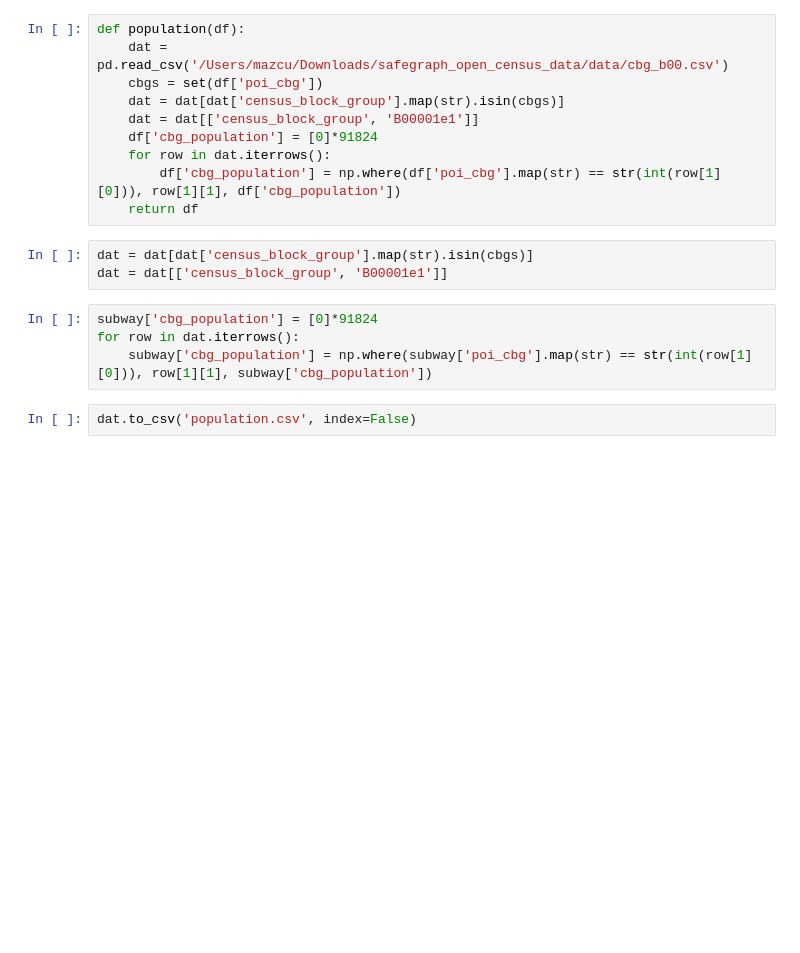
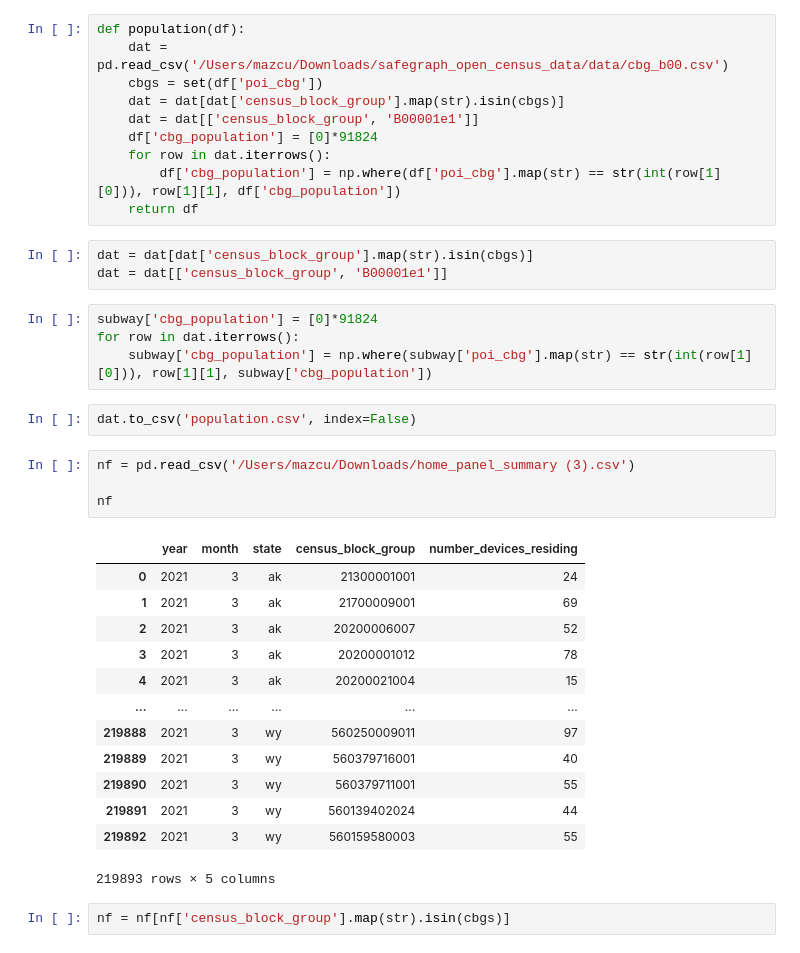
Before and after one commit to angel-langdon/Project2021, a Jupyter notebook: src/objectives/Visitors prediction/important_functions.ipynb, the cells around one changed output. Saved outputs shown, nothing was run; the diff lists cells and outputs as text; blank space fills up the shorter version.

```diff
--- a/src/objectives/Visitors prediction/important_functions.ipynb
+++ b/src/objectives/Visitors prediction/important_functions.ipynb
@@ -291,3 +291,23 @@ for row in dat.iterrows():
     subway['cbg_population'] = np.where(subway['poi_cbg'].map(str) == str(int(row[1][0])), row[1][1], subway['cbg_population'])
 # %%
 dat.to_csv('population.csv', index=False)
+# %%
+nf = pd.read_csv('/Users/mazcu/Downloads/home_panel_summary (3).csv')
+
+nf
+# %% [output]
+|  | year | month | state | census_block_group | number_devices_residing |
+| 0 | 2021 | 3 | ak | 21300001001 | 24 |
+| 1 | 2021 | 3 | ak | 21700009001 | 69 |
+| 2 | 2021 | 3 | ak | 20200006007 | 52 |
+| 3 | 2021 | 3 | ak | 20200001012 | 78 |
+| 4 | 2021 | 3 | ak | 20200021004 | 15 |
+| ... | ... | ... | ... | ... | ... |
+| 219888 | 2021 | 3 | wy | 560250009011 | 97 |
+| 219889 | 2021 | 3 | wy | 560379716001 | 40 |
+| 219890 | 2021 | 3 | wy | 560379711001 | 55 |
+| 219891 | 2021 | 3 | wy | 560139402024 | 44 |
+| 219892 | 2021 | 3 | wy | 560159580003 | 55 |
+219893 rows × 5 columns
+# %%
+nf = nf[nf['census_block_group'].map(str).isin(cbgs)]
```
Also changed, not shown: parts of 6 cells of this notebook.
